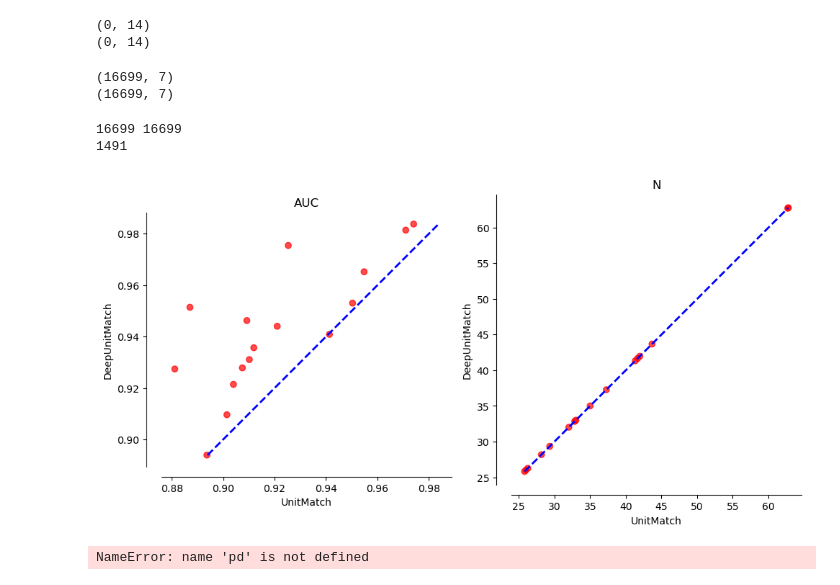
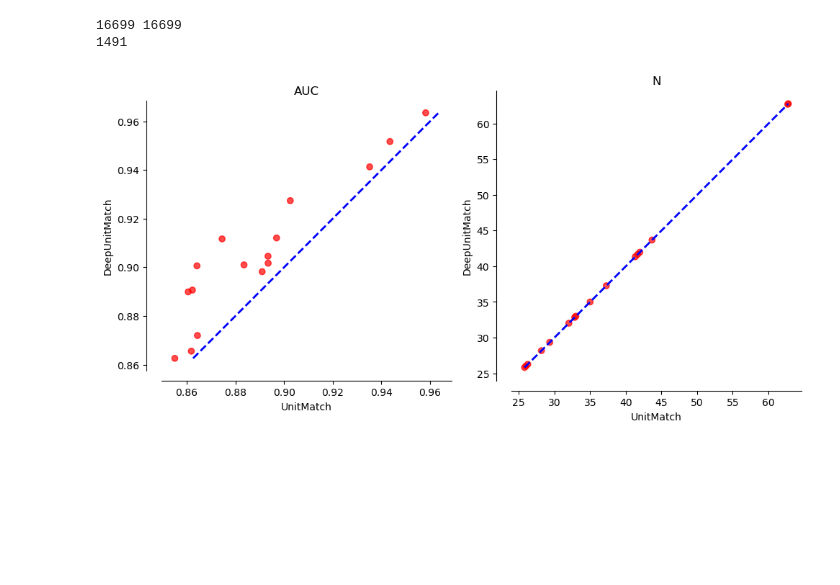
Before and after one commit to EnnyvanBeest/UnitMatch, a Jupyter notebook: UnitMatchPy/PaperAnalyses/figure2.ipynb, the cells around one changed output. Saved outputs shown, nothing was run; the diff lists cells and outputs as text; code cells hidden in the pictures; blank space fills up the shorter version.

```diff
--- a/UnitMatchPy/PaperAnalyses/figure2.ipynb
+++ b/UnitMatchPy/PaperAnalyses/figure2.ipynb
@@ -1,13 +1,13 @@
 # %%
 import os
 import sys
-
 sys.path.insert(0, os.path.dirname(os.getcwd()))
-sys.path.insert(0, os.path.join(os.path.dirname(os.getcwd()), "testing"))
+sys.path.insert(0, os.path.join(os.path.dirname(os.getcwd()), "DeepUnitMatch"))
 sys.path = list(set(sys.path))
 from testing.test import *
 import matplotlib.pyplot as plt
 import pandas as pd
+import numpy as np
 
-RESULTS_DIR = r"\\znas\Lab\Share\UNITMATCHTABLES_ENNY_CELIAN_JULIE\DeepUM_NatMeth2026_V3_OnMergedData\results"
+RESULTS_DIR = r"\\znas.cortexlab.net\Lab\Share\UNITMATCHTABLES_ENNY_CELIAN_JULIE\DeepUM_NatMeth2026_V3_OnMergedData\results"
 # %%
@@ -76,24 +88,3 @@ FileNotFoundError: [Errno 2] No such file or directory: '\\\\znas\\Lab\\Share\\U
-# %%
-key_cols = ['mouse', 'probe', 'loc', 'day1', 'day2','r1','r2']
-
-# rows in um not in dum
-um_only = um.merge(dum[key_cols].drop_duplicates(), on=key_cols, how='left', indicator=True)
-um_only = um_only[um_only['_merge'] == 'left_only'].drop(columns='_merge')
-print(np.shape(um_only))
-
-# rows in dum not in um
-dum_only = dum.merge(um[key_cols].drop_duplicates(), on=key_cols, how='left', indicator=True)
-dum_only = dum_only[dum_only['_merge'] == 'left_only'].drop(columns='_merge')
-print(np.shape(dum_only))
-# %% [output]
-(0, 14)
-(0, 14)
-# %%
-print(np.shape(dum[key_cols]))
-print(np.shape(dum[key_cols].drop_duplicates()))
-# %% [output]
-(16699, 7)
-(16699, 7)
 # %%
 # Scatter plots with fixed N - figure 2h
 
@@ -110,12 +101,11 @@ merged = merged.loc[(merged["N"] > 19) | (merged["N_UM"] > 19)]
 print(len(merged))
 
 # Take the mean AUC, recall, n and precision over each location for summary plots
+which_metric = 'AUCisi'
 AUCs = (
     merged.groupby(["mouse"])
-    # .agg(DNN=("AUCisi", "mean"), UM=("AUCisi_UM", "mean"))
-    # .agg(DNN=("AUCfr", "mean"), UM=("AUCfr_UM", "mean"))
-    # .agg(DNN=("AUCisi_cv", "mean"), UM=("AUCisi_cv_UM", "mean"))
-    .agg(DNN=("AUC_refpop_DeepUnitMatch", "mean"), UM=("AUC_refpop_UMPy_UM", "mean"))
+    .agg(DNN=(which_metric, "mean"), UM=(which_metric + "_UM", "mean"))
+    # .agg(DNN=("AUC_refpop_DeepUnitMatch", "mean"), UM=("AUC_refpop_UMPy_UM", "mean"))
     .reset_index()
 )
 Ns = merged.groupby(["mouse"]).agg(DNN=("N", "mean"), UM=("N_UM", "mean")).reset_index()
@@ -129,42 +119,31 @@ ax.scatter(AUCs["UM"], AUCs["DNN"], alpha=0.7, c=AUCs["colour"])
 ax.plot(
     [min(AUCs["DNN"]), max(AUCs["DNN"])],
     [min(AUCs["DNN"]), max(AUCs["DNN"])],
     "b--",
     lw=2,
 )
 ax.grid()
 ax.set_aspect("equal")
 ax.set(xlabel="UnitMatch", ylabel="DeepUnitMatch", title="AUC")
 
 ax = axs[1]
 ax.scatter(Ns["UM"], Ns["DNN"], alpha=0.7, c=AUCs["colour"])
 ax.plot([min(Ns["DNN"]), max(Ns["DNN"])], [min(Ns["DNN"]), max(Ns["DNN"])], "b--", lw=2)
 ax.grid()
 ax.set_aspect("equal")
 ax.set(xlabel="UnitMatch", ylabel="DeepUnitMatch", title="N")
 
 # save figures
 for ax in axs:
     ax.grid(False)
     ax.spines[["right", "top"]].set_visible(False)
     ax.spines["left"].set_position(("outward", 15))
     ax.spines["bottom"].set_position(("outward", 10))
 plt.rcParams["svg.fonttype"] = "none"
 plt.tight_layout()
 # plt.savefig(os.path.join(fig_dir, "AUC_N_scatter.png"), dpi=300, bbox_inches='tight', format='png')
 # plt.savefig(os.path.join(fig_dir, "AUC_N_scatter.svg"), dpi=300, bbox_inches='tight', format='svg')
 # %% [output]
 16699 16699
 1491
-[figure, old version]
+[figure, new version]
-# %%
-dum = pd.read_csv(
-    os.path.join(RESULTS_DIR, r"UM Probabilities_DeepUnitMatch_results.csv")
-)
-
-print(len(dum))
-print(len(dum.drop_duplicates()))
-
-dum[dum.duplicated(keep=False)].drop_duplicates()
-# %% [output]
-NameError: name 'pd' is not defined
```
Also changed, not shown: parts of 1 cell of this notebook, 2 other files.
